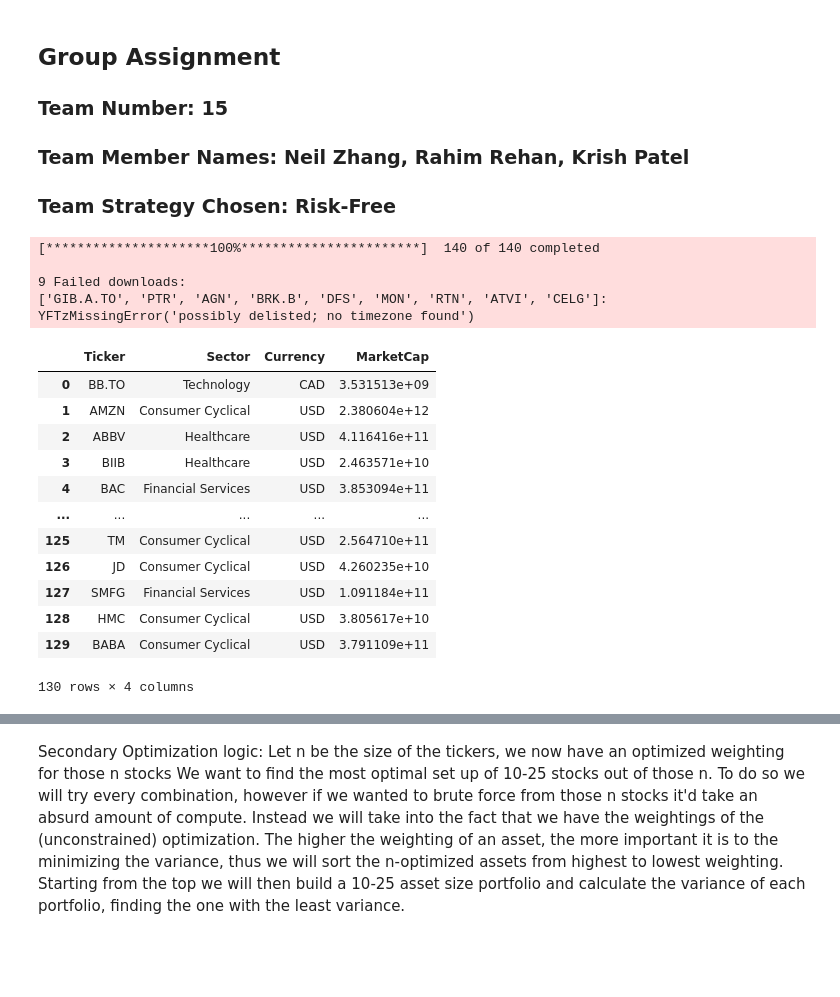
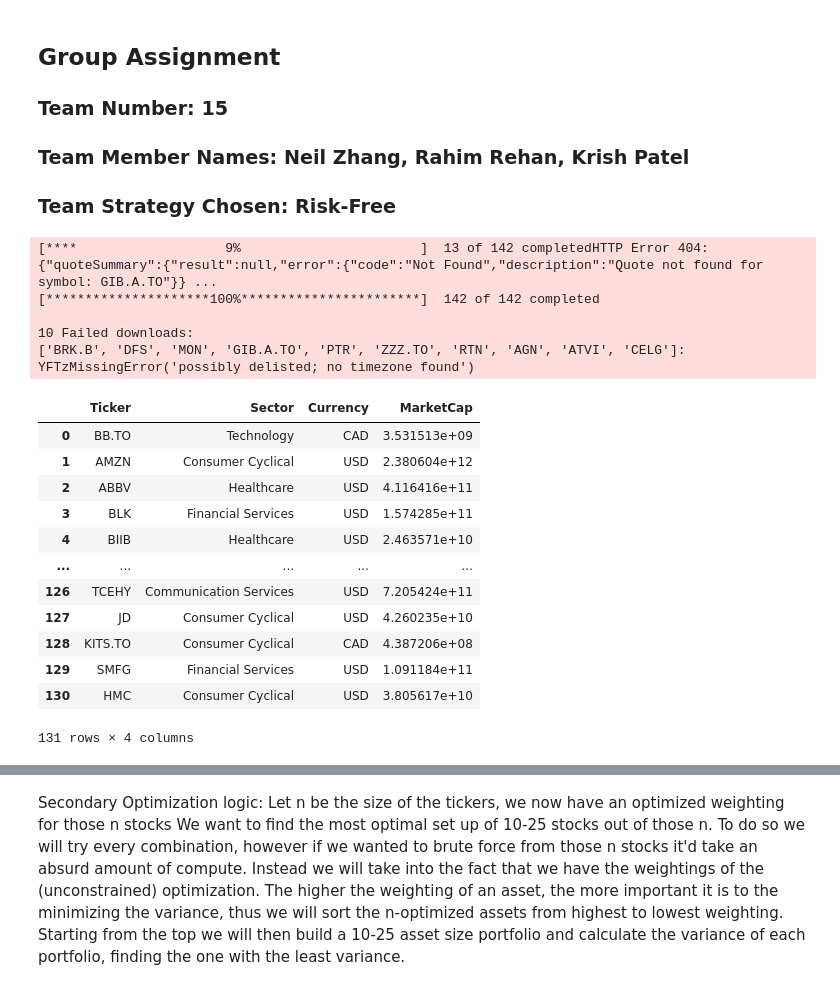
Before and after one commit to neilhaoyuan/risk-constrained-portfolio-optimizer, a Jupyter notebook: Team_15_Assignment.ipynb, the cells around one changed output, grey strips where cells are left out. Saved outputs shown, nothing was run; the diff lists cells and outputs as text; code cells hidden in the pictures; blank space fills up the shorter version.

```diff
--- a/Team_15_Assignment.ipynb
+++ b/Team_15_Assignment.ipynb
@@ -129,48 +128,46 @@ def format_tickers(csv_file_path, ticker_column_name="Ticker"):
 
        except:
            return None
 
    # -------------------------------------
    # 4) MULTITHREAD the info-fetching part
    # -------------------------------------
    results = []
    with ThreadPoolExecutor(max_workers=15) as executor:
        futures = {executor.submit(process_ticker, sym): sym for sym in tickers_after_vol}
 
        for fut in as_completed(futures):
            res = fut.result()
            if res is not None:
                results.append(res)
 
    # -------------------------
    # 5) Build DataFrame output
    # -------------------------
    if len(results) == 0:
        return pd.DataFrame(columns=["Ticker","Sector","Currency","MarketCap"])
 
    df = pd.DataFrame(results, columns=["Ticker","Sector","Currency","MarketCap"])
    return df.reset_index(drop=True)
-
-test = format_tickers("Extended_Tickers_Example.csv")
-test
 # %% [output]
-[*********************100%***********************]  140 of 140 completed
+[****                   9%                       ]  13 of 142 completedHTTP Error 404: {"quoteSummary":{"result":null,"error":{"code":"Not Found","description":"Quote not found for symbol: GIB.A.TO"}} ...
+[*********************100%***********************]  142 of 142 completed
 
-9 Failed downloads:
-['GIB.A.TO', 'PTR', 'AGN', 'BRK.B', 'DFS', 'MON', 'RTN', 'ATVI', 'CELG']: YFTzMissingError('possibly delisted; no timezone found')
+10 Failed downloads:
+['BRK.B', 'DFS', 'MON', 'GIB.A.TO', 'PTR', 'ZZZ.TO', 'RTN', 'AGN', 'ATVI', 'CELG']: YFTzMissingError('possibly delisted; no timezone found')
 |  | Ticker | Sector | Currency | MarketCap |
 | 0 | BB.TO | Technology | CAD | 3.531513e+09 |
 | 1 | AMZN | Consumer Cyclical | USD | 2.380604e+12 |
 | 2 | ABBV | Healthcare | USD | 4.116416e+11 |
-| 3 | BIIB | Healthcare | USD | 2.463571e+10 |
-| 4 | BAC | Financial Services | USD | 3.853094e+11 |
+| 3 | BLK | Financial Services | USD | 1.574285e+11 |
+| 4 | BIIB | Healthcare | USD | 2.463571e+10 |
 | ... | ... | ... | ... | ... |
-| 125 | TM | Consumer Cyclical | USD | 2.564710e+11 |
-| 126 | JD | Consumer Cyclical | USD | 4.260235e+10 |
-| 127 | SMFG | Financial Services | USD | 1.091184e+11 |
-| 128 | HMC | Consumer Cyclical | USD | 3.805617e+10 |
-| 129 | BABA | Consumer Cyclical | USD | 3.791109e+11 |
+| 126 | TCEHY | Communication Services | USD | 7.205424e+11 |
+| 127 | JD | Consumer Cyclical | USD | 4.260235e+10 |
+| 128 | KITS.TO | Consumer Cyclical | CAD | 4.387206e+08 |
+| 129 | SMFG | Financial Services | USD | 1.091184e+11 |
+| 130 | HMC | Consumer Cyclical | USD | 3.805617e+10 |
-130 rows × 4 columns
+131 rows × 4 columns
 # %%
 # Krish, Info Extraction
 
```
Also changed, not shown: parts of 8 cells of this notebook.
